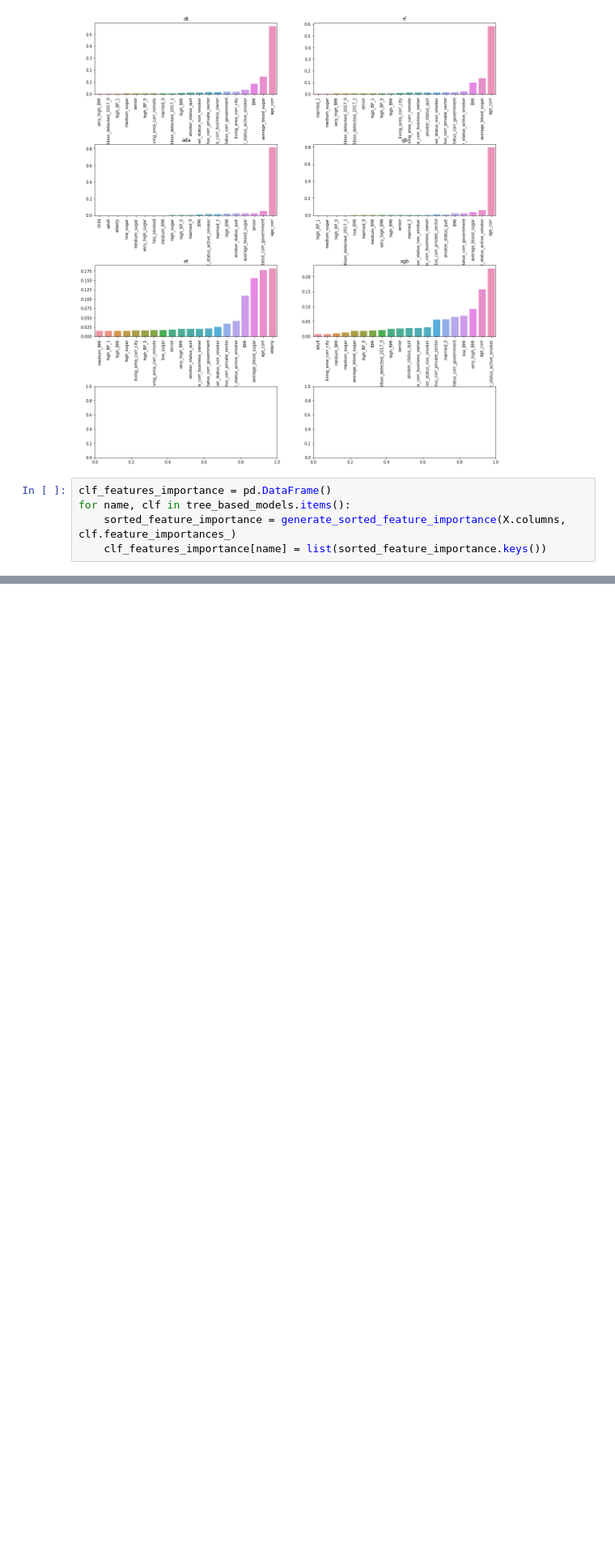
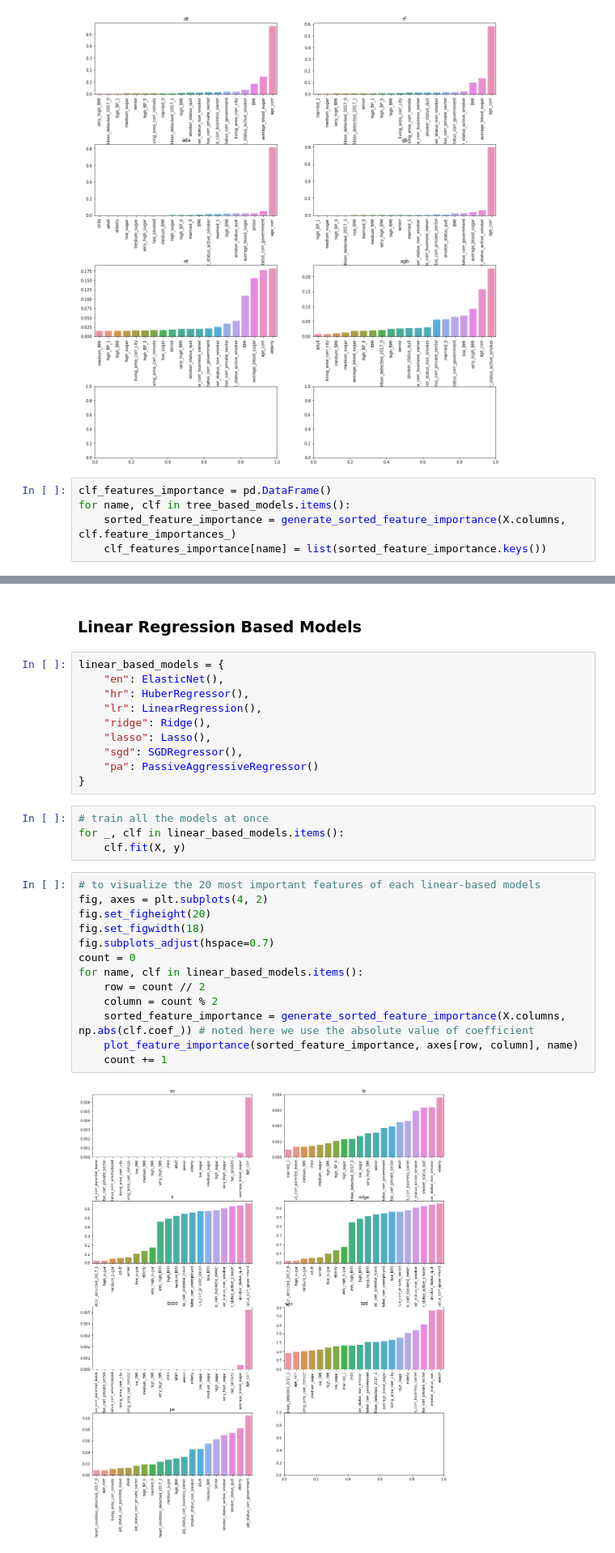
Before and after one commit to jerry-ye-xu/stroke_prediction, a Jupyter notebook: notebooks/3_Building_Base_Models_For_Feature_Selection.ipynb, the cells around one changed output, grey strips where cells are left out. Shown at 81% size. Cells and saved outputs as stored; diff of their text form; blank space fills up the shorter version.

```diff
--- a/notebooks/3_Building_Base_Models_For_Feature_Selection.ipynb
+++ b/notebooks/3_Building_Base_Models_For_Feature_Selection.ipynb
@@ -161,0 +285,31 @@ clf_features_importance[-10:]
+# %% [markdown]
+### Linear Regression Based Models
+# %%
+linear_based_models = {
+    "en": ElasticNet(),
+    "hr": HuberRegressor(),
+    "lr": LinearRegression(),
+    "ridge": Ridge(),
+    "lasso": Lasso(),
+    "sgd": SGDRegressor(),
+    "pa": PassiveAggressiveRegressor()
+}
+# %%
+# train all the models at once
+for _, clf in linear_based_models.items():
+    clf.fit(X, y)
+# %%
+# to visualize the 20 most important features of each linear-based models
+fig, axes = plt.subplots(4, 2)
+fig.set_figheight(20)
+fig.set_figwidth(18)
+fig.subplots_adjust(hspace=0.7)
+count = 0
+for name, clf in linear_based_models.items():
+    row = count // 2
+    column = count % 2
+    sorted_feature_importance = generate_sorted_feature_importance(X.columns, np.abs(clf.coef_)) # noted here we use the absolute value of coefficient
+    plot_feature_importance(sorted_feature_importance, axes[row, column], name)
+    count += 1
+# %% [output]
+[figure, added]
```
Also changed, not shown: parts of 33 cells of this notebook, 3 other files.
